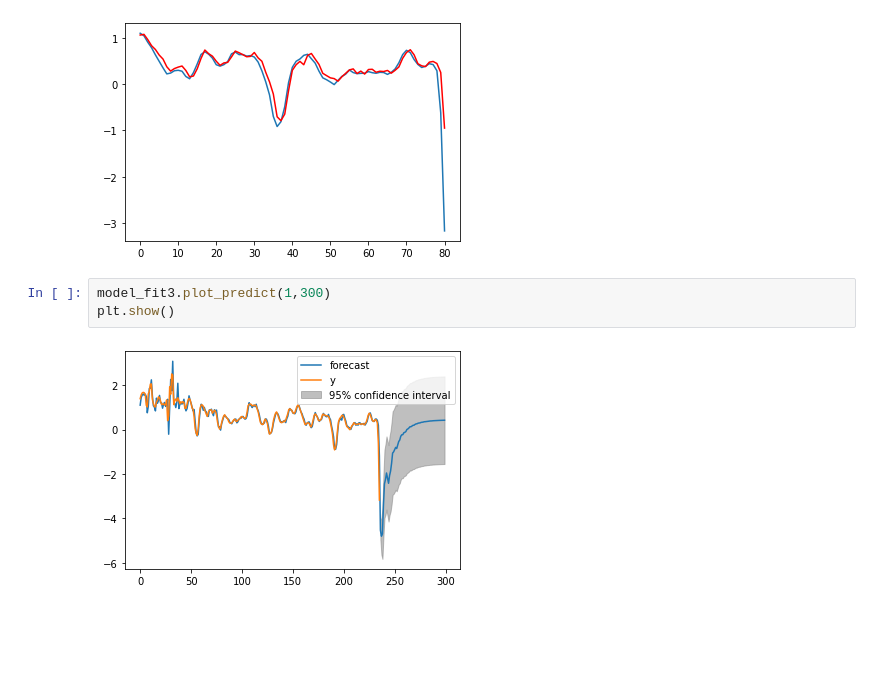
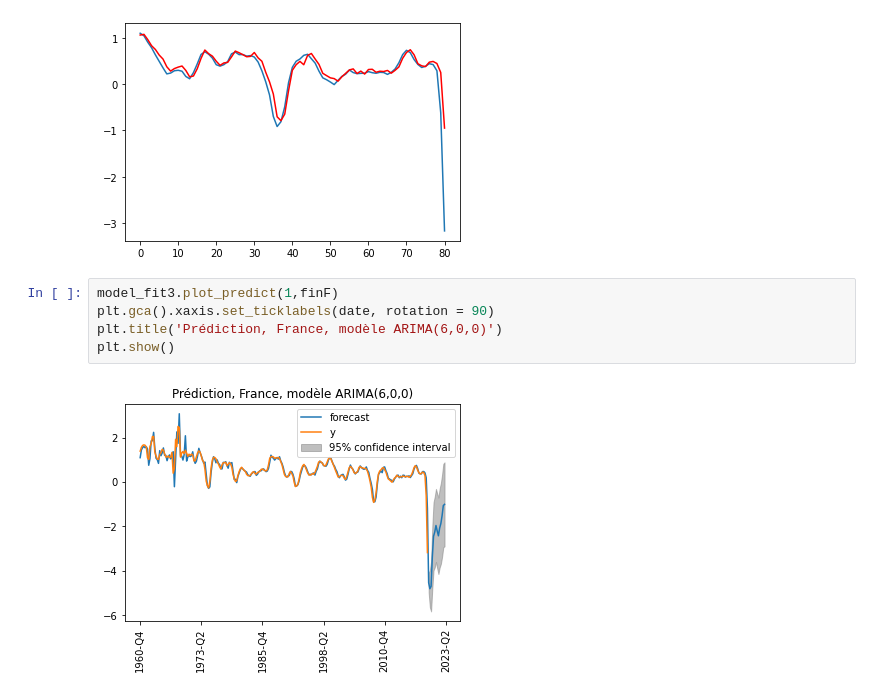
Before and after one commit to VieuL/PibOcde, a Jupyter notebook: AutoRegression.ipynb, the cells around one changed output. Drawn from its saved outputs; the diff is of its cells as text; blank space fills up the shorter version.

```diff
--- a/AutoRegression.ipynb
+++ b/AutoRegression.ipynb
@@ -186,8 +185,10 @@ warnings.filterwarnings('ignore', 'statsmodels.tsa.arima_model.ARIMA',
   warnings.warn(ARIMA_DEPRECATION_WARN, FutureWarning)
 Test RMSE: 0.286
 [figure]
-# %%
-model_fit3.plot_predict(1,300)
-plt.show()
-# %% [output]
-[figure, removed]
+# %%
+model_fit3.plot_predict(1,finF)
+plt.gca().xaxis.set_ticklabels(date, rotation = 90)
+plt.title('Prédiction, France, modèle ARIMA(6,0,0)')
+plt.show()
+# %% [output]
+[figure, added]
```
Also changed, not shown: parts of 6 cells of this notebook.
